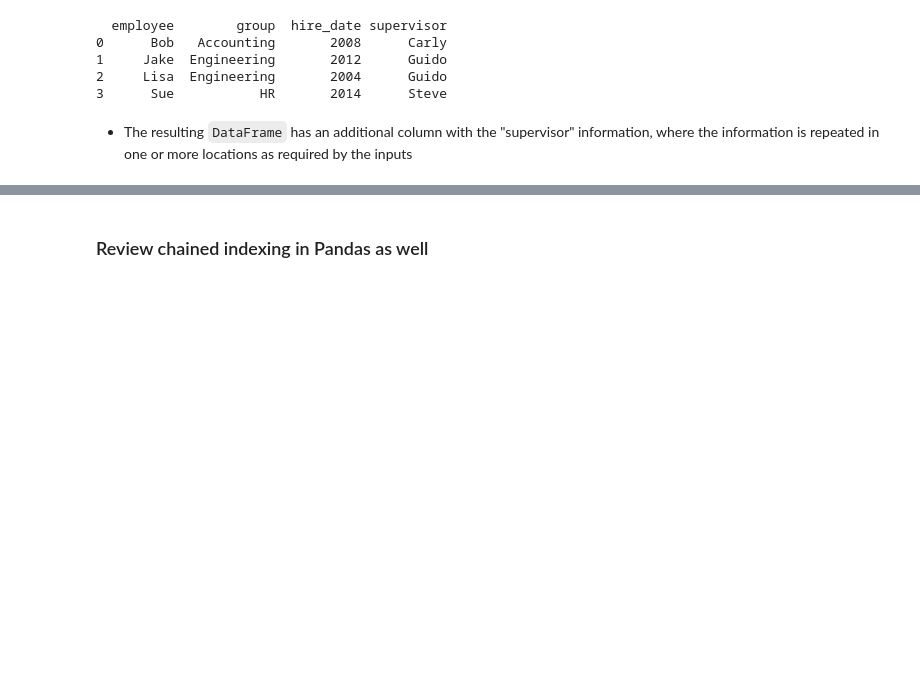
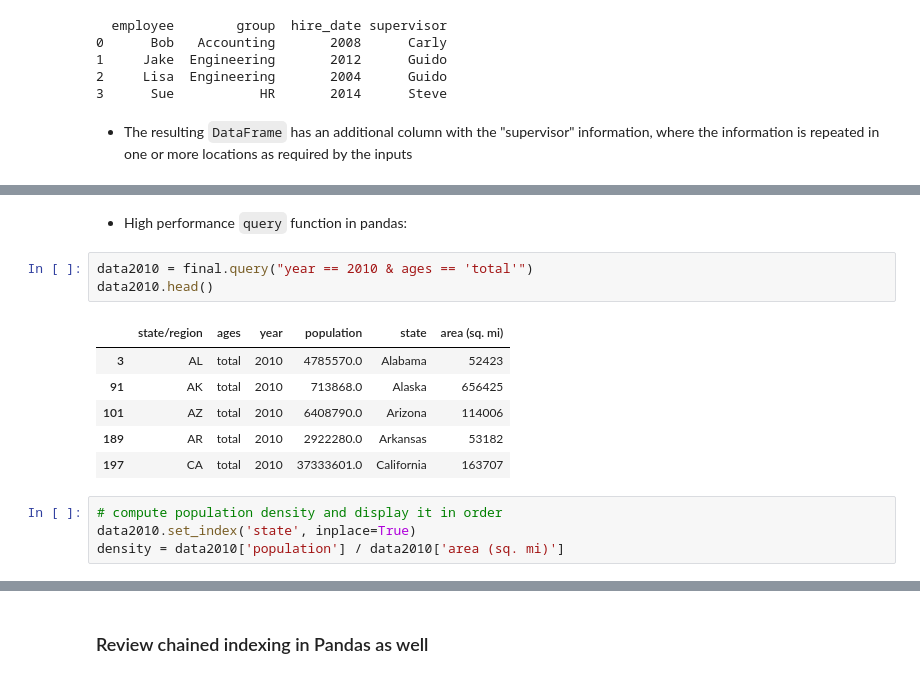
Before and after one commit to mjkeene/ML, a Jupyter notebook: python_data_science_handbook/3_data_manipulation_with_pandas.ipynb, the cells around one changed output, grey strips where cells are left out. Drawn from its saved outputs; the diff is of its cells as text; blank space fills up the shorter version.

```diff
--- a/python_data_science_handbook/3_data_manipulation_with_pandas.ipynb
+++ b/python_data_science_handbook/3_data_manipulation_with_pandas.ipynb
@@ -2100,0 +2431,16 @@ print(pd.merge(df3, df4))
+# %% [markdown]
+* High performance `query` function in pandas:
+# %%
+data2010 = final.query("year == 2010 & ages == 'total'")
+data2010.head()
+# %% [output]
+|  | state/region | ages | year | population | state | area (sq. mi) |
+| 3 | AL | total | 2010 | 4785570.0 | Alabama | 52423 |
+| 91 | AK | total | 2010 | 713868.0 | Alaska | 656425 |
+| 101 | AZ | total | 2010 | 6408790.0 | Arizona | 114006 |
+| 189 | AR | total | 2010 | 2922280.0 | Arkansas | 53182 |
+| 197 | CA | total | 2010 | 37333601.0 | California | 163707 |
+# %%
+# compute population density and display it in order
+data2010.set_index('state', inplace=True)
+density = data2010['population'] / data2010['area (sq. mi)']
```
Also changed, not shown: parts of 75 cells of this notebook, 3 other files.
